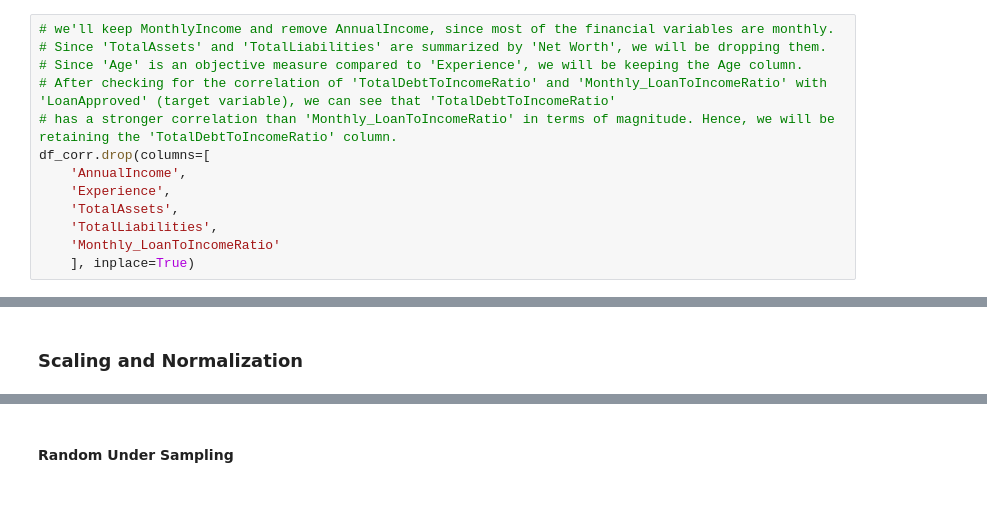
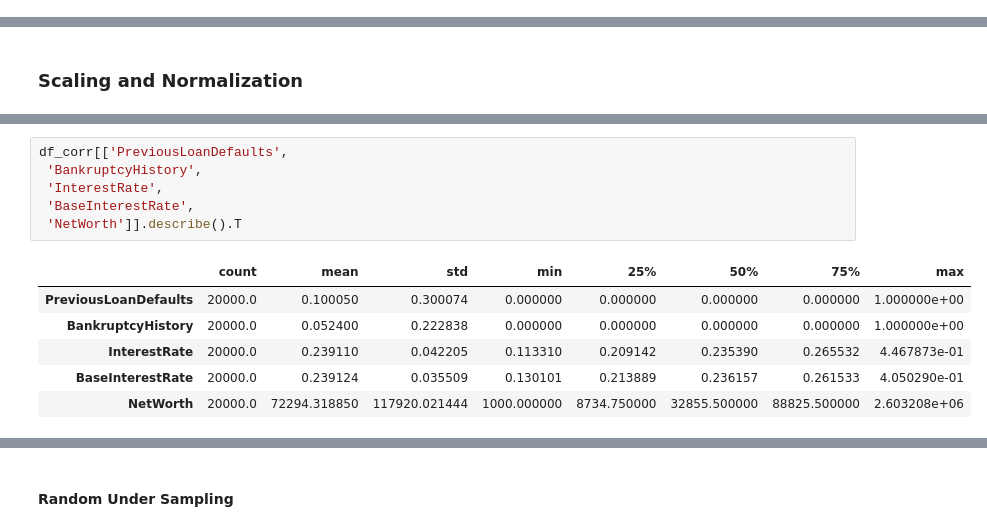
Before and after one commit to GauriR011/Financial-Risk-for-Loan-Approval, a Jupyter notebook: code copy.ipynb, the cells around one changed output, grey strips where cells are left out. Cells and saved outputs as stored; diff of their text form; blank space fills up the shorter version.

```diff
--- a/code copy.ipynb
+++ b/code copy.ipynb
@@ -649,13 +768,0 @@ Name: LoanApproved, dtype: float64
-# %%
-# we'll keep MonthlyIncome and remove AnnualIncome, since most of the financial variables are monthly.
-# Since 'TotalAssets' and 'TotalLiabilities' are summarized by 'Net Worth', we will be dropping them.
-# Since 'Age' is an objective measure compared to 'Experience', we will be keeping the Age column.
-# After checking for the correlation of 'TotalDebtToIncomeRatio' and 'Monthly_LoanToIncomeRatio' with 'LoanApproved' (target variable), we can see that 'TotalDebtToIncomeRatio'
-# has a stronger correlation than 'Monthly_LoanToIncomeRatio' in terms of magnitude. Hence, we will be retaining the 'TotalDebtToIncomeRatio' column.
-df_corr.drop(columns=[
-    'AnnualIncome',
-    'Experience',
-    'TotalAssets',
-    'TotalLiabilities',
-    'Monthly_LoanToIncomeRatio'
-    ], inplace=True)
@@ -830,0 +879,13 @@ pd.DataFrame(X_train).head()
+# %%
+df_corr[['PreviousLoanDefaults',
+ 'BankruptcyHistory',
+ 'InterestRate',
+ 'BaseInterestRate',
+ 'NetWorth']].describe().T
+# %% [output]
+|  | count | mean | std | min | 25% | 50% | 75% | max |
+| PreviousLoanDefaults | 20000.0 | 0.100050 | 0.300074 | 0.000000 | 0.000000 | 0.000000 | 0.000000 | 1.000000e+00 |
+| BankruptcyHistory | 20000.0 | 0.052400 | 0.222838 | 0.000000 | 0.000000 | 0.000000 | 0.000000 | 1.000000e+00 |
+| InterestRate | 20000.0 | 0.239110 | 0.042205 | 0.113310 | 0.209142 | 0.235390 | 0.265532 | 4.467873e-01 |
+| BaseInterestRate | 20000.0 | 0.239124 | 0.035509 | 0.130101 | 0.213889 | 0.236157 | 0.261533 | 4.050290e-01 |
+| NetWorth | 20000.0 | 72294.318850 | 117920.021444 | 1000.000000 | 8734.750000 | 32855.500000 | 88825.500000 | 2.603208e+06 |
```
Also changed, not shown: parts of 62 cells of this notebook, 3 other files.
